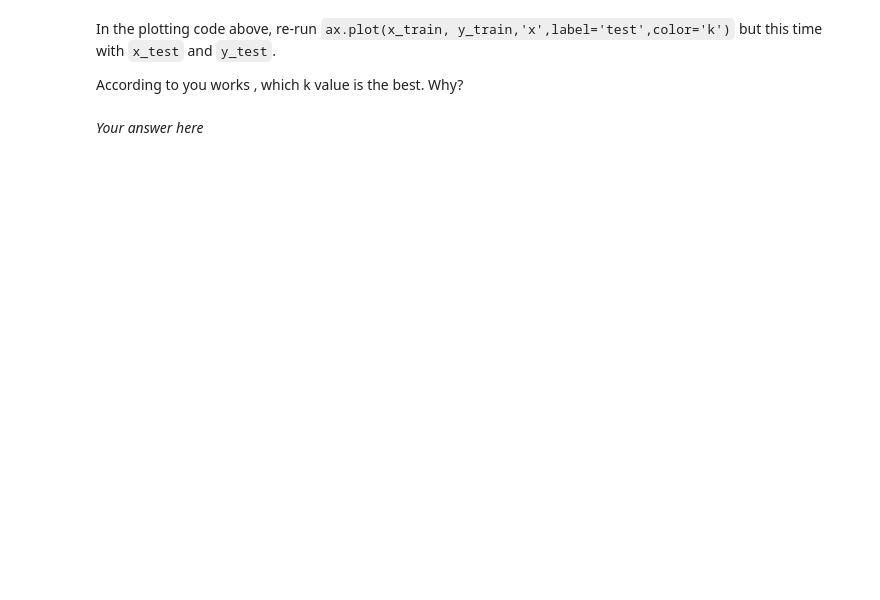
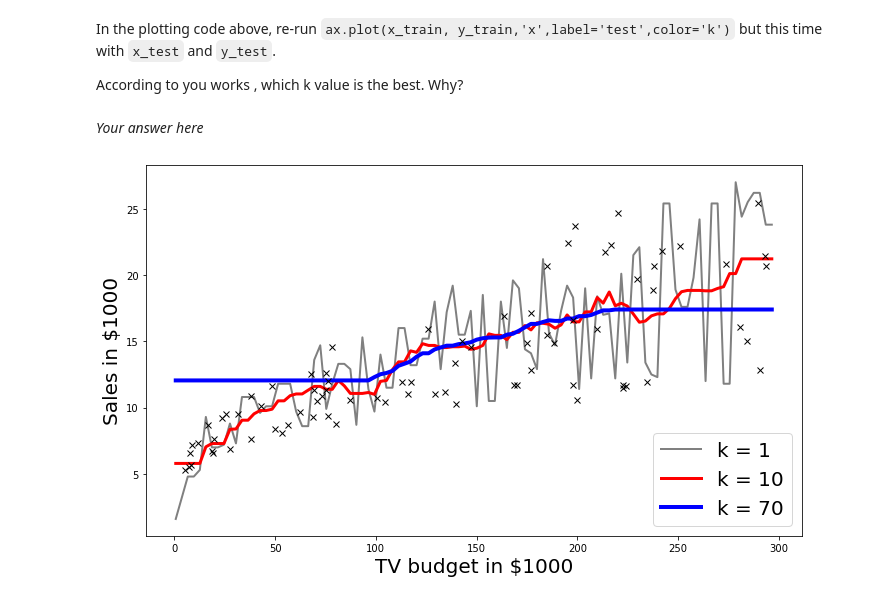
Before and after one commit to Harvard-IACS/2020-CS109A, a Jupyter notebook: content/lectures/lecture05/notebook/s1-exa2-challenge.ipynb, the cells around one changed output. Cells and saved outputs as stored; diff of their text form; code cells hidden in the pictures; blank space fills up the shorter version.

```diff
--- a/content/lectures/lecture05/notebook/s1-exa2-challenge.ipynb
+++ b/content/lectures/lecture05/notebook/s1-exa2-challenge.ipynb
@@ -193,3 +196,33 @@ In the plotting code above, re-run `ax.plot(x_train, y_train,'x',label='test',co
 According to you works , which k value is the best. Why?
 # %% [markdown]
 *Your answer here*
+# %%
+fig, ax = plt.subplots(figsize=(10,6))
+j=0
+# Looping over k values
+for k_value in k_list:
+
+    # creating KNN Regression model
+    model = KNeighborsRegressor(n_neighbors=int(k_value))
+
+    # fitting model
+    model.fit(x_train, y_train)
+
+    # test predictions
+    y_pred = model.predict(x_test)
+
+    ## Plotting
+    colors = ['grey','r','b']
+    if k_value in [1,10,70]:
+        xvals = np.linspace(x.min(),x.max(),100)
+        ypreds = model.predict(xvals)
+        ax.plot(xvals, ypreds,'-',label = f'k = {int(k_value)}',linewidth=j+2,color = colors[j])
+        j+=1
+
+ax.legend(loc='lower right',fontsize=20)
+ax.plot(x_test, y_test,'x',label='test',color='k')
+ax.set_xlabel('TV budget in $1000',fontsize=20)
+ax.set_ylabel('Sales in $1000',fontsize=20)
+plt.tight_layout()
+# %% [output]
+[figure, added]
```
Also changed, not shown: parts of 11 cells of this notebook, 1 other file.
